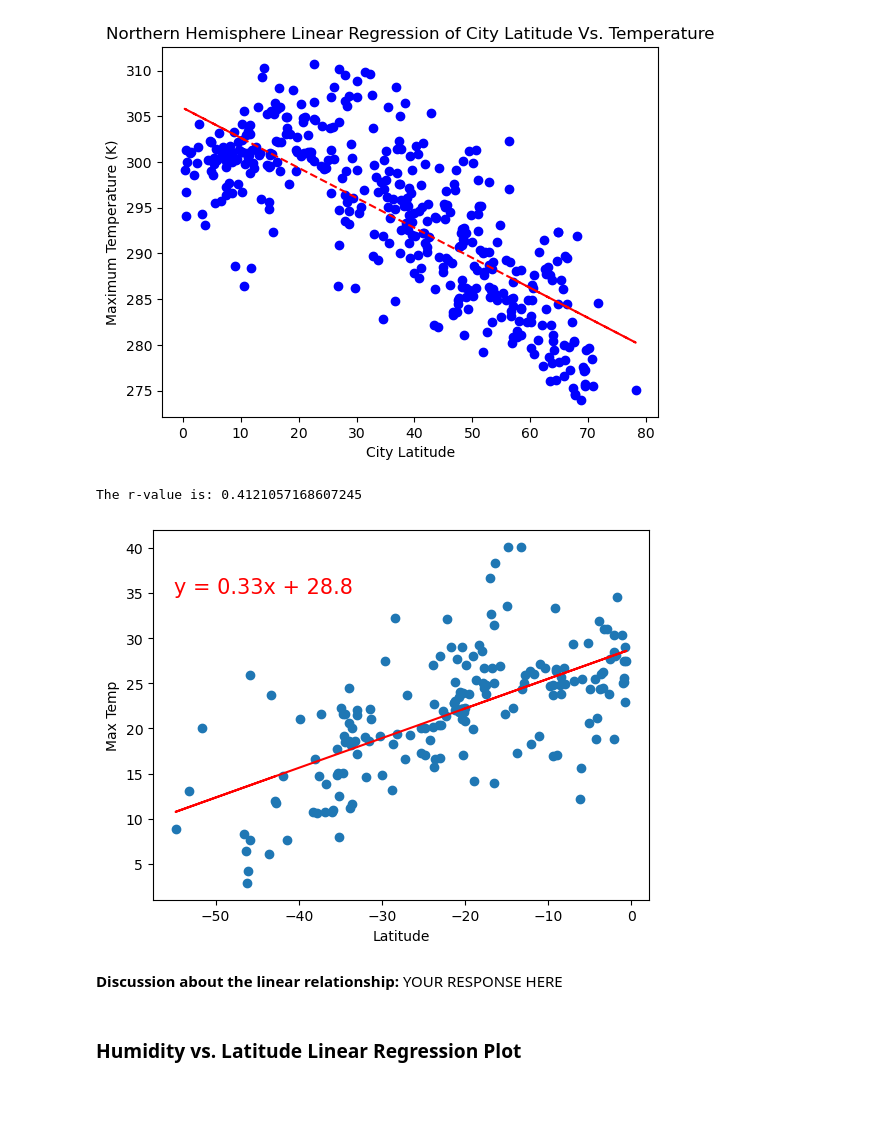
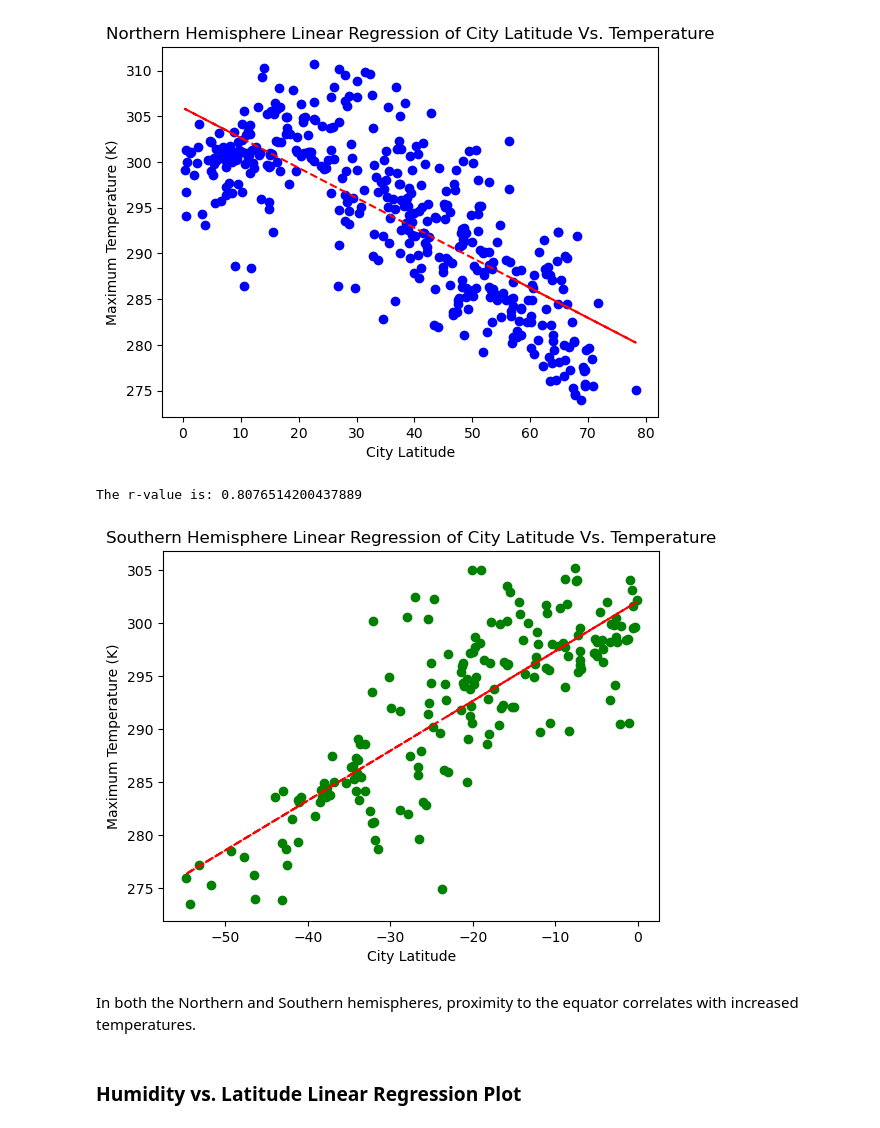
Before and after one commit to CRFitzgerald/python-api-challenge, a Jupyter notebook: WeatherPy/WeatherPy.ipynb, the cells around one changed output. Cells and saved outputs as stored; diff of their text form; code cells hidden in the pictures; blank space fills up the shorter version.

```diff
--- a/WeatherPy/WeatherPy.ipynb
+++ b/WeatherPy/WeatherPy.ipynb
@@ -369,13 +376,23 @@ plt.show()
 # %% [output]
 The r-value is: -0.7665652561148352
 [figure]
-# %%
-# Linear regression on Southern Hemisphere
-southern_hemi_df
-# %% [output]
-The r-value is: 0.4121057168607245
-[figure, removed]
-# %% [markdown]
-**Discussion about the linear relationship:** YOUR RESPONSE HERE
+# %%
+# Temperature linear regression on Southern Hemisphere
+we_slope, we_int, we_r, we_p, we_std_err = st.linregress(s_lat, s_temp)
+we_fit = we_slope * s_lat + we_int
+# Plot linear regression line over norther latitude vs temp scatter plot
+plt.scatter(s_lat,s_temp, color="green")
+plt.plot(s_lat,we_fit,"--", color="red")
+# Incorporate the other graph properties
+plt.xlabel('City Latitude')
+plt.ylabel('Maximum Temperature (K)')
+plt.title('Southern Hemisphere Linear Regression of City Latitude Vs. Temperature')
+print(f"The r-value is: {we_r}")
+plt.show()
+# %% [output]
+The r-value is: 0.8076514200437889
+[figure, added]
+# %% [markdown]
+In both the Northern and Southern hemispheres, proximity to the equator correlates with increased temperatures.
 # %% [markdown]
 ### Humidity vs. Latitude Linear Regression Plot
```
Also changed, not shown: parts of 21 cells of this notebook.
